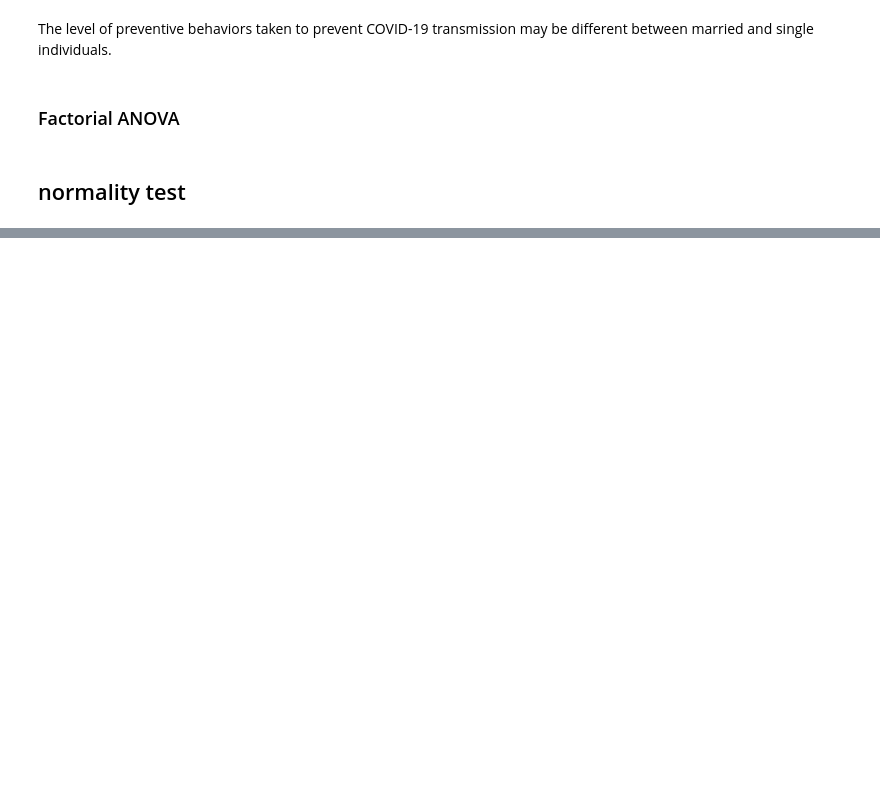
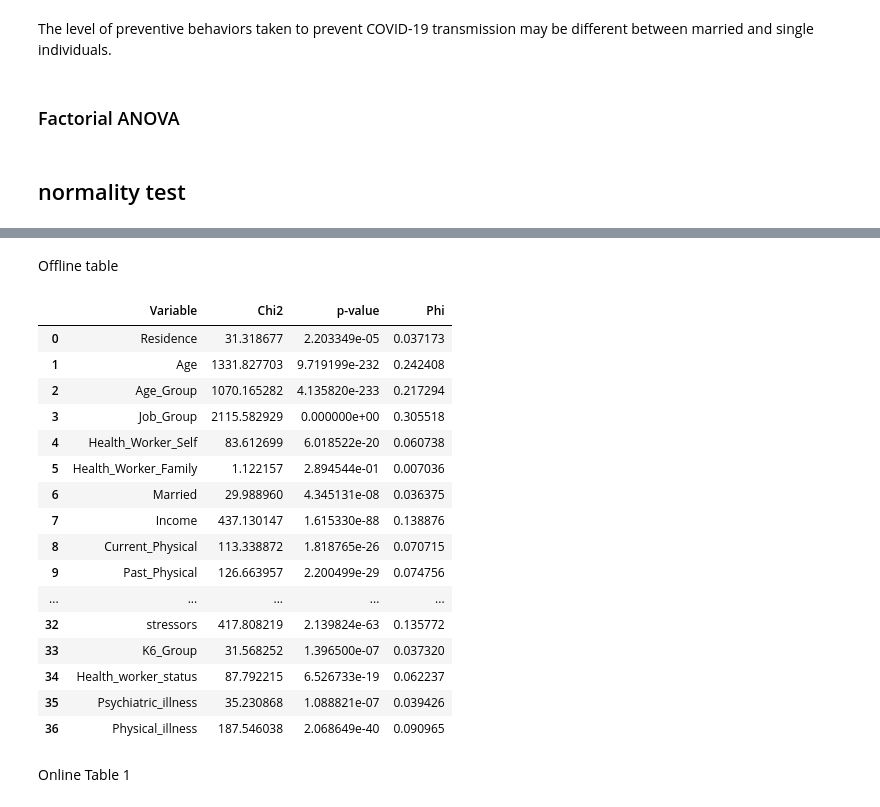
Before and after one commit to Shambhaviiiit/covid-psychological-impact-analysis, a Jupyter notebook: BRSM-Project.ipynb, the cells around one changed output, grey strips where cells are left out. Drawn from its saved outputs; the diff is of its cells as text; code cells hidden in the pictures; blank space fills up the shorter version.

```diff
--- a/BRSM-Project.ipynb
+++ b/BRSM-Project.ipynb
@@ -1032,0 +1033,56 @@ KstestResult(statistic=0.7285120693308514, pvalue=0.0, statistic_location=2, sta
+# %% [markdown]
+Offline table
+# %%
+import pandas as pd
+from scipy.stats import chi2_contingency
+
+# Define a function to calculate chi-square test for independence
+def calculate_chi_square(df, column):
+    # Create a contingency table
+    contingency = pd.crosstab(df[column], df['Sex'])
+    # Perform the chi-square test
+    chi2, p, dof, expected = chi2_contingency(contingency)
+    # Calculate phi coefficient as an effect size for 2x2 tables
+    phi = np.sqrt(chi2 / (df.shape[0] * min(contingency.shape) - 1))
+    return chi2, p, phi
+
+# Function to create a summary table
+def create_summary_table(df):
+    summary = []
+    for col in df.columns:  # Loop over the columns for which you want to test the sex difference
+        # Assuming 'Sex' is coded as 1 for male and 2 for female in df_dataset
+        if col != 'Sex':  # We do not want to compare 'Sex' with itself
+            chi2, p, phi = calculate_chi_square(df, col)
+            summary.append({
+                'Variable': col,
+                'Chi2': chi2,
+                'p-value': p,
+                'Phi': phi
+            })
+    return pd.DataFrame(summary)
+
+# Create the summary table
+summary_table = create_summary_table(df_dataset)
+
+# Output the summary table
+summary_table
+# %% [output]
+|  | Variable | Chi2 | p-value | Phi |
+| 0 | Residence | 31.318677 | 2.203349e-05 | 0.037173 |
+| 1 | Age | 1331.827703 | 9.719199e-232 | 0.242408 |
+| 2 | Age_Group | 1070.165282 | 4.135820e-233 | 0.217294 |
+| 3 | Job_Group | 2115.582929 | 0.000000e+00 | 0.305518 |
+| 4 | Health_Worker_Self | 83.612699 | 6.018522e-20 | 0.060738 |
+| 5 | Health_Worker_Family | 1.122157 | 2.894544e-01 | 0.007036 |
+| 6 | Married | 29.988960 | 4.345131e-08 | 0.036375 |
+| 7 | Income | 437.130147 | 1.615330e-88 | 0.138876 |
+| 8 | Current_Physical | 113.338872 | 1.818765e-26 | 0.070715 |
+| 9 | Past_Physical | 126.663957 | 2.200499e-29 | 0.074756 |
+| ... | ... | ... | ... | ... |
+| 32 | stressors | 417.808219 | 2.139824e-63 | 0.135772 |
+| 33 | K6_Group | 31.568252 | 1.396500e-07 | 0.037320 |
+| 34 | Health_worker_status | 87.792215 | 6.526733e-19 | 0.062237 |
+| 35 | Psychiatric_illness | 35.230868 | 1.088821e-07 | 0.039426 |
+| 36 | Physical_illness | 187.546038 | 2.068649e-40 | 0.090965 |
+# %% [markdown]
+Online Table 1
```
Also changed, not shown: parts of 27 cells of this notebook.
